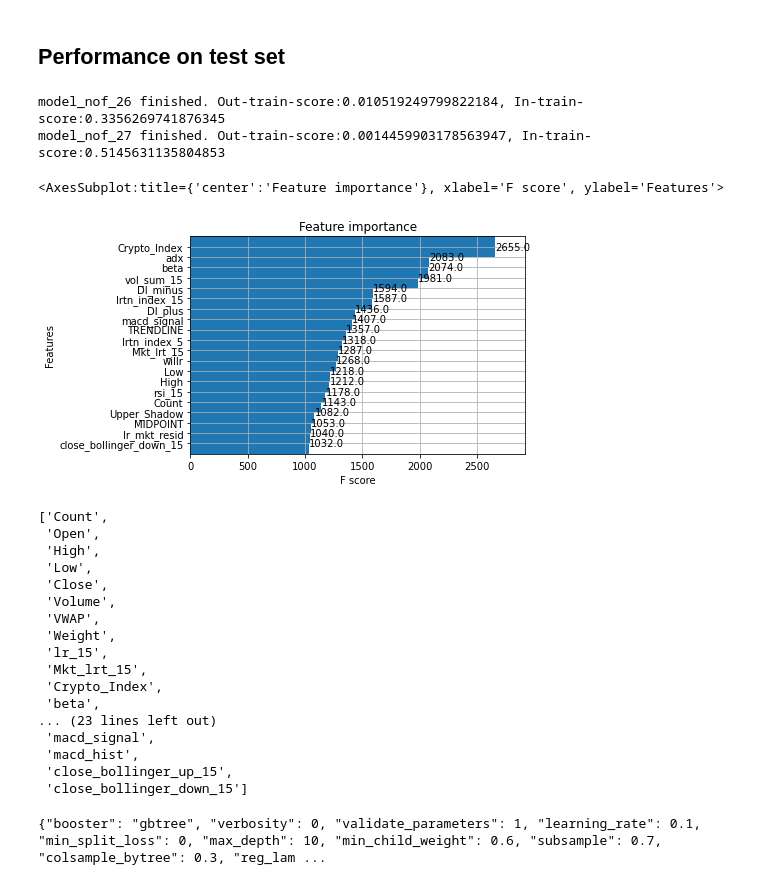
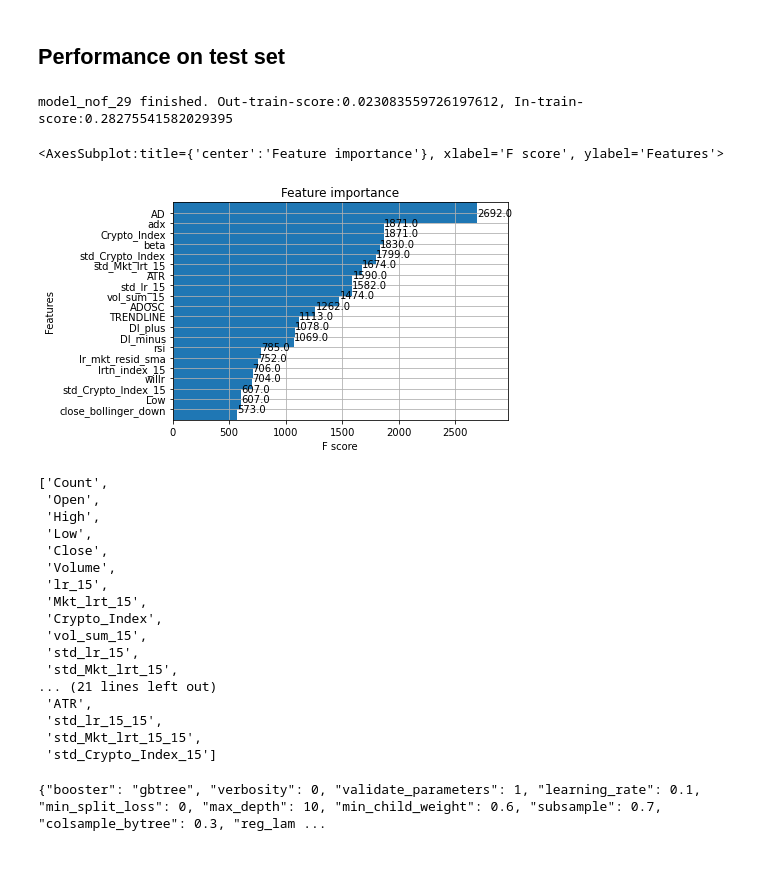
Before and after one commit to 123mitnik/Crypto_Forecasting_kaggle, a Jupyter notebook: crypto-xgb-cv.ipynb, the cells around one changed output. Drawn from its saved outputs; the diff is of its cells as text; code cells hidden in the pictures.

```diff
--- a/crypto-xgb-cv.ipynb
+++ b/crypto-xgb-cv.ipynb
@@ -17,8 +23,6 @@ sorted([int(s.split('_')[-1]) for s in os.listdir('./trainedXGB/') if 'model_nof
 
 - new_data.ftr
 # %%
-import pandas as pd
-import gc
-df_train = pd.read_feather('./data'+'/new_data.ftr').drop('index',axis=1)
+df_train = pd.read_feather('./data'+'/new_data.ftr')
 df_train.tail()
 # %% [output]
@@ -41,27 +46,24 @@ $$lrmktresid^{a}(t)=R^{a}(t)-\beta^{a} M(t)$$
 
 where the bracket  $⟨.⟩_{60}$ represent the rolling average over time (60 minute windows).
 # %%
-import talib as ta
-import numpy as np
+# df_train.set_index(['timestamp','Asset_ID'],inplace=True)
+# def beta(df, window=60):
+#     b = (ta.MULT(df.Mkt_lrt_15,df.lr_15).rolling(window).mean())/(ta.MULT(df.Mkt_lrt_15,df.Mkt_lrt_15).rolling(window).mean())
+#     return b
 
-df_train.set_index(['timestamp','Asset_ID'],inplace=True)
-def beta(df, window=60):
-    b = (ta.MULT(df.Mkt_lrt_15,df.lr_15).rolling(window).mean())/(ta.MULT(df.Mkt_lrt_15,df.Mkt_lrt_15).rolling(window).mean())
-    return b
+# def lr_mkt_resid(df):
+#     return ta.SUB(df.lr_15, ta.MULT(df.beta, df.Mkt_lrt_15))
 
-def lr_mkt_resid(df):
-    return ta.SUB(df.lr_15, ta.MULT(df.beta, df.Mkt_lrt_15))
+# ##make beta
+# ddd = df_train.groupby("Asset_ID").apply(lambda x: beta(x)).rename("beta").to_frame().reset_index(0,drop=True)
+# ddd=ddd.replace([np.nan,np.inf,-np.inf], 0)
+# df_train= df_train.merge(ddd, on =['Asset_ID','timestamp'],how='left')
 
-##make beta
-ddd = df_train.groupby("Asset_ID").apply(lambda x: beta(x)).rename("beta").to_frame().reset_index(0,drop=True)
-ddd=ddd.replace([np.nan,np.inf,-np.inf], 0)
-df_train= df_train.merge(ddd, on =['Asset_ID','timestamp'],how='left')
+# ##make lr_mkt_resid
+# df_train['lr_mkt_resid'] = lr_mkt_resid(df_train)
 
-##make lr_mkt_resid
-df_train['lr_mkt_resid'] = lr_mkt_resid(df_train)
+# del ddd
+# gc.collect()
 
-del ddd
-gc.collect()
-
-df_train.reset_index(inplace=True)
-df_train.tail()
+# df_train.reset_index(inplace=True)
+# df_train.tail()
@@ -211,7 +193,8 @@ from script.weighted_corr_metrics import weighted_correlation
 result = []
 result2 = []
 models = {}
-for version_num in sorted([int(s.split('_')[-1]) for s in os.listdir('./trainedXGB/') if 'model_nof' in s])[-2:]:
+
+for version_num in sorted([int(s.split('_')[-1]) for s in os.listdir('./trainedXGB/') if 'model_nof' in s])[-1:]:
     models[version_num] =model_reload_train(param_version= version_num)
     result_id=[]
     result_id2=[]
@@ -235,15 +218,14 @@ for version_num in sorted([int(s.split('_')[-1]) for s in os.listdir('./trainedX
     #print(f"features: {models[0].feature_names}")
     print(f'model_nof_{version_num} finished. Out-train-score:{score}, In-train-score:{score2}')
 # %% [output]
-model_nof_26 finished. Out-train-score:0.010519249799822184, In-train-score:0.3356269741876345
-model_nof_27 finished. Out-train-score:0.0014459903178563947, In-train-score:0.5145631135804853
+model_nof_29 finished. Out-train-score:0.023083559726197612, In-train-score:0.28275541582029395
 # %%
-xgb.plot_importance(models[26][13], max_num_features=20, height=2)
+xgb.plot_importance(models[29][2], max_num_features=20, height=2)
 # %% [output]
 <AxesSubplot:title={'center':'Feature importance'}, xlabel='F score', ylabel='Features'>
-[figure, old version]
+[figure, new version]
 # %%
-models[26][5].feature_names
+models[29][5].feature_names
 # %% [output]
 ['Count',
  'Open',
@@ -251,17 +233,17 @@ models[26][5].feature_names
  'Low',
  'Close',
  'Volume',
- 'VWAP',
- 'Weight',
  'lr_15',
  'Mkt_lrt_15',
  'Crypto_Index',
- 'beta',
-... (23 lines left out)
- 'macd_signal',
- 'macd_hist',
- 'close_bollinger_up_15',
- 'close_bollinger_down_15']
+ 'vol_sum_15',
+ 'std_lr_15',
+ 'std_Mkt_lrt_15',
+... (21 lines left out)
+ 'ATR',
+ 'std_lr_15_15',
+ 'std_Mkt_lrt_15_15',
+ 'std_Crypto_Index_15']
 # %%
 !cat trainedXGB/model_nof_25/params_xgb25.txt
 # %% [output]
```
Also changed, not shown: parts of 10 cells of this notebook, 5 other files.
